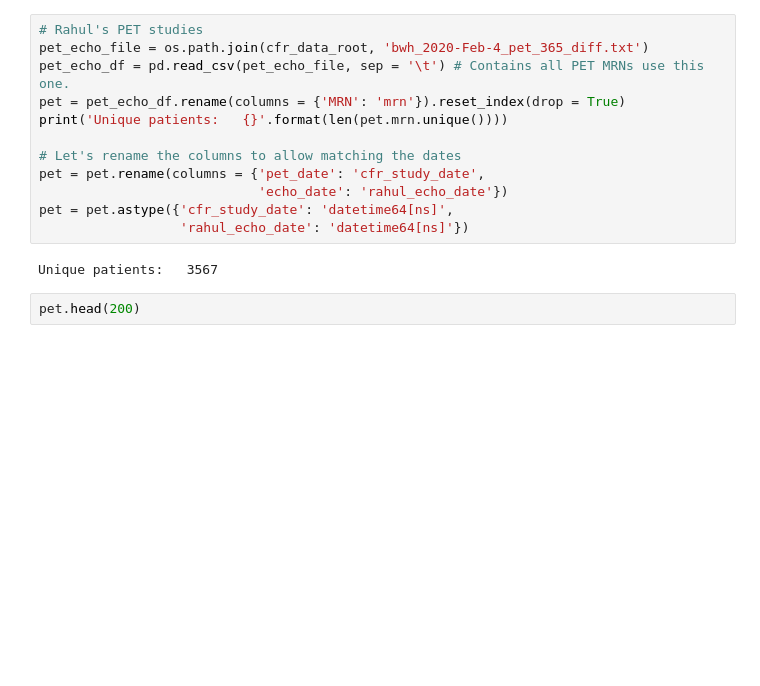
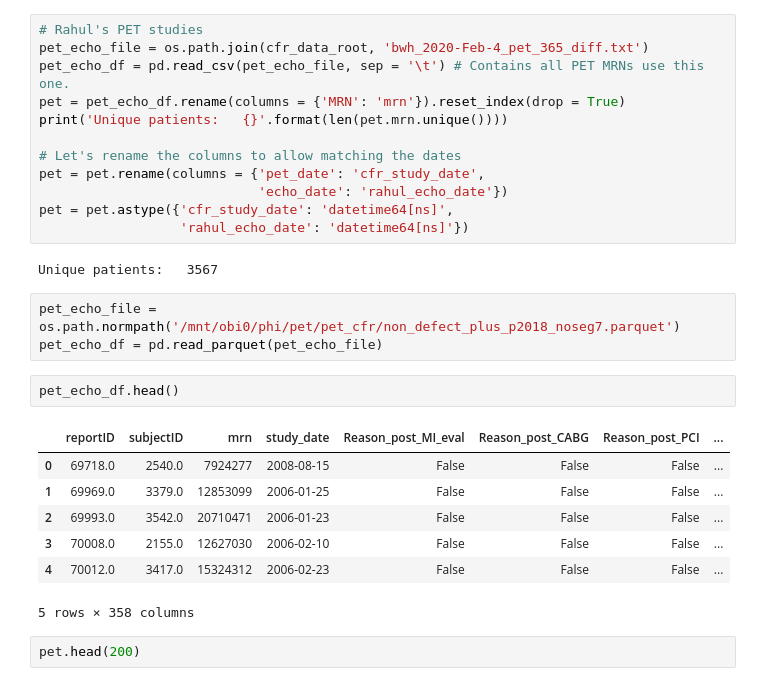
Before and after one commit to awerdich/werdich-cfr, a Jupyter notebook: notebooks/pet_echo_match.ipynb, the cells around one changed output. Drawn from its saved outputs; the diff is of its cells as text; blank space fills up the shorter version.

```diff
--- a/notebooks/pet_echo_match.ipynb
+++ b/notebooks/pet_echo_match.ipynb
@@ -32,6 +32,19 @@ pet = pet.astype({'cfr_study_date': 'datetime64[ns]',
                   'rahul_echo_date': 'datetime64[ns]'})
 # %% [output]
 Unique patients:   3567
+# %%
+pet_echo_file = os.path.normpath('/mnt/obi0/phi/pet/pet_cfr/non_defect_plus_p2018_noseg7.parquet')
+pet_echo_df = pd.read_parquet(pet_echo_file)
+# %%
+pet_echo_df.head()
+# %% [output]
+|  | reportID | subjectID | mrn | study_date | Reason_post_MI_eval | Reason_post_CABG | Reason_post_PCI | ... |
+| 0 | 69718.0 | 2540.0 | 7924277 | 2008-08-15 | False | False | False | ... |
+| 1 | 69969.0 | 3379.0 | 12853099 | 2006-01-25 | False | False | False | ... |
+| 2 | 69993.0 | 3542.0 | 20710471 | 2006-01-23 | False | False | False | ... |
+| 3 | 70008.0 | 2155.0 | 12627030 | 2006-02-10 | False | False | False | ... |
+| 4 | 70012.0 | 3417.0 | 15324312 | 2006-02-23 | False | False | False | ... |
+5 rows × 358 columns
 # %%
 pet.head(200)
 # %% [output]
```
Also changed, not shown: 1 other file.
